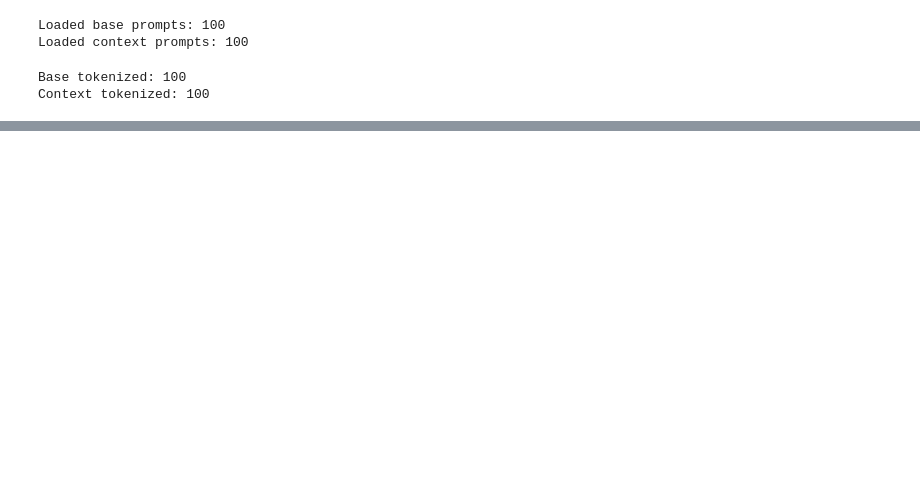
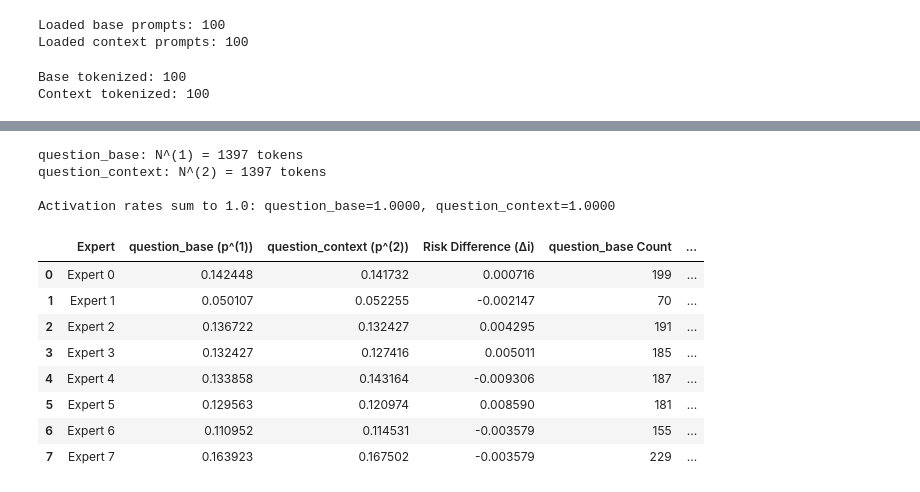
Before and after one commit to Johnwchampion/Individual-Project-25-26, a Jupyter notebook: stage1/src/switch_demo.ipynb, the cells around one changed output, grey strips where cells are left out. Saved outputs shown, nothing was run; the diff lists cells and outputs as text; code cells hidden in the pictures; blank space fills up the shorter version.

Commit message:
Update notebooks: fix dataset schema and add expert activation rate analysis

```diff
--- a/stage1/src/switch_demo.ipynb
+++ b/stage1/src/switch_demo.ipynb
@@ -382,0 +563,74 @@ tokens: ['▁You', '▁must', '▁answer', '▁the', '▁question', '▁using',
+# %%
+# Compute expert activation rates for question_base and question_context
+
+num_experts = 8
+
+# 1. question_base (x^(1)): question-only prompts
+question_base_activations = torch.zeros(num_experts, dtype=torch.long)
+question_base_total_tokens = 0
+
+for base_prompt in base_prompts:
+    logits, _ = get_router_logits_for_prompt(base_prompt)
+    top_experts = torch.argmax(logits, dim=1)  # [num_tokens]
+
+    for expert_idx in range(num_experts):
+        question_base_activations[expert_idx] += (top_experts == expert_idx).sum().item()
+
+    question_base_total_tokens += len(top_experts)
+
+# 2. question_context (x^(2)): question tokens within full context prompts
+question_context_activations = torch.zeros(num_experts, dtype=torch.long)
+question_context_total_tokens = 0
+
+for context_prompt, context_question in zip(context_prompts, context_questions):
+    # Get question logits within the full context
+    result = question_logits_from_context(context_prompt, context_question)
+    if result is None:
+        continue
+
+    question_logits, _ = result
+
+    # Top experts for question tokens only
+    top_experts = torch.argmax(question_logits, dim=1)  # [num_question_tokens]
+
+    for expert_idx in range(num_experts):
+        question_context_activations[expert_idx] += (top_experts == expert_idx).sum().item()
+
+    question_context_total_tokens += len(top_experts)
+
+# Compute activation rates
+question_base_rates = question_base_activations.float() / question_base_total_tokens
+question_context_rates = question_context_activations.float() / question_context_total_tokens
+
+# Compute Risk Difference
+rd = question_base_rates - question_context_rates
+
+# Create DataFrame for visualization
+df_activation_rates = pd.DataFrame({
+    'Expert': [f'Expert {i}' for i in range(num_experts)],
+    'question_base (p^(1))': question_base_rates.numpy(),
+    'question_context (p^(2))': question_context_rates.numpy(),
+    'Risk Difference (Δi)': rd.numpy(),
+    'question_base Count': question_base_activations.numpy(),
+    'question_context Count': question_context_activations.numpy(),
+})
+
+print(f"question_base: N^(1) = {question_base_total_tokens} tokens")
+print(f"question_context: N^(2) = {question_context_total_tokens} tokens")
+print(f"\nActivation rates sum to 1.0: question_base={question_base_rates.sum():.4f}, question_context={question_context_rates.sum():.4f}\n")
+
+df_activation_rates
+# %% [output]
+question_base: N^(1) = 1397 tokens
+question_context: N^(2) = 1397 tokens
+
+Activation rates sum to 1.0: question_base=1.0000, question_context=1.0000
+|  | Expert | question_base (p^(1)) | question_context (p^(2)) | Risk Difference (Δi) | question_base Count | ... |
+| 0 | Expert 0 | 0.142448 | 0.141732 | 0.000716 | 199 | ... |
+| 1 | Expert 1 | 0.050107 | 0.052255 | -0.002147 | 70 | ... |
+| 2 | Expert 2 | 0.136722 | 0.132427 | 0.004295 | 191 | ... |
+| 3 | Expert 3 | 0.132427 | 0.127416 | 0.005011 | 185 | ... |
+| 4 | Expert 4 | 0.133858 | 0.143164 | -0.009306 | 187 | ... |
+| 5 | Expert 5 | 0.129563 | 0.120974 | 0.008590 | 181 | ... |
+| 6 | Expert 6 | 0.110952 | 0.114531 | -0.003579 | 155 | ... |
+| 7 | Expert 7 | 0.163923 | 0.167502 | -0.003579 | 229 | ... |
```
Also changed, not shown: parts of 14 cells of this notebook, 3 other files.
